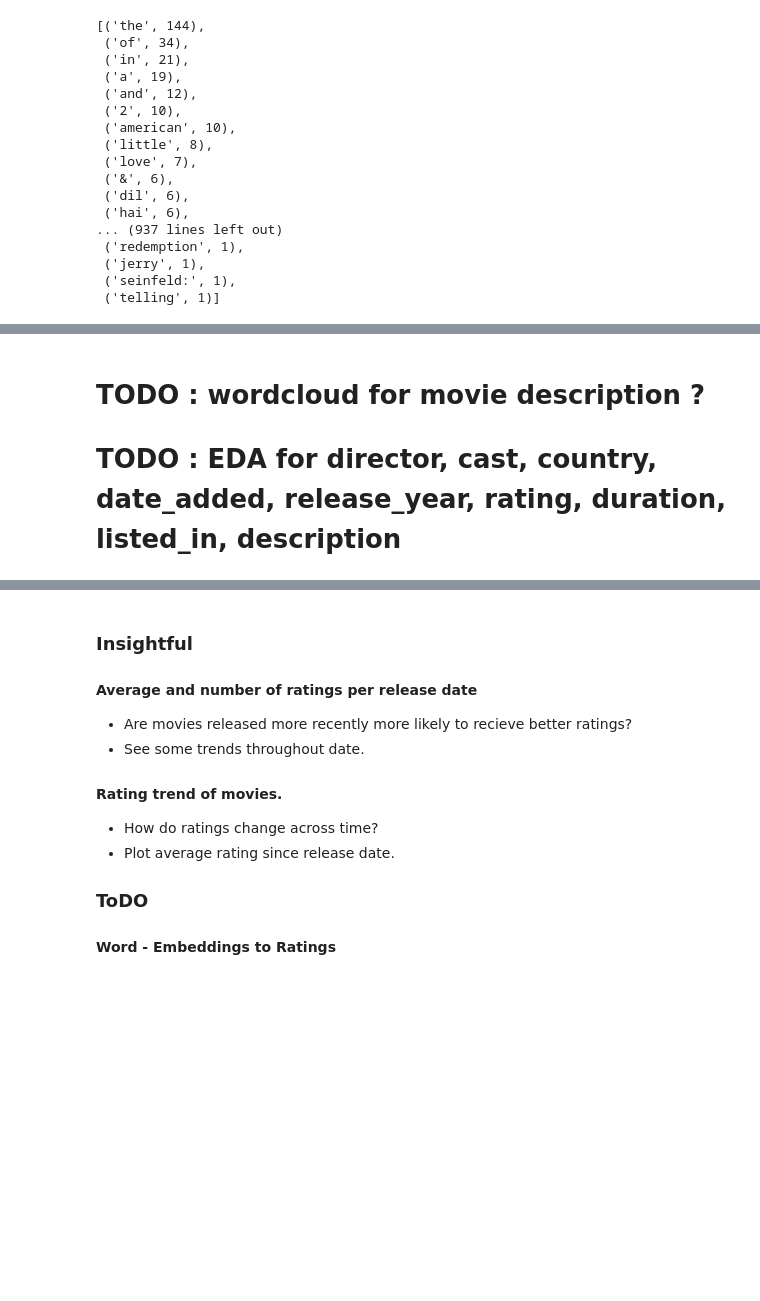
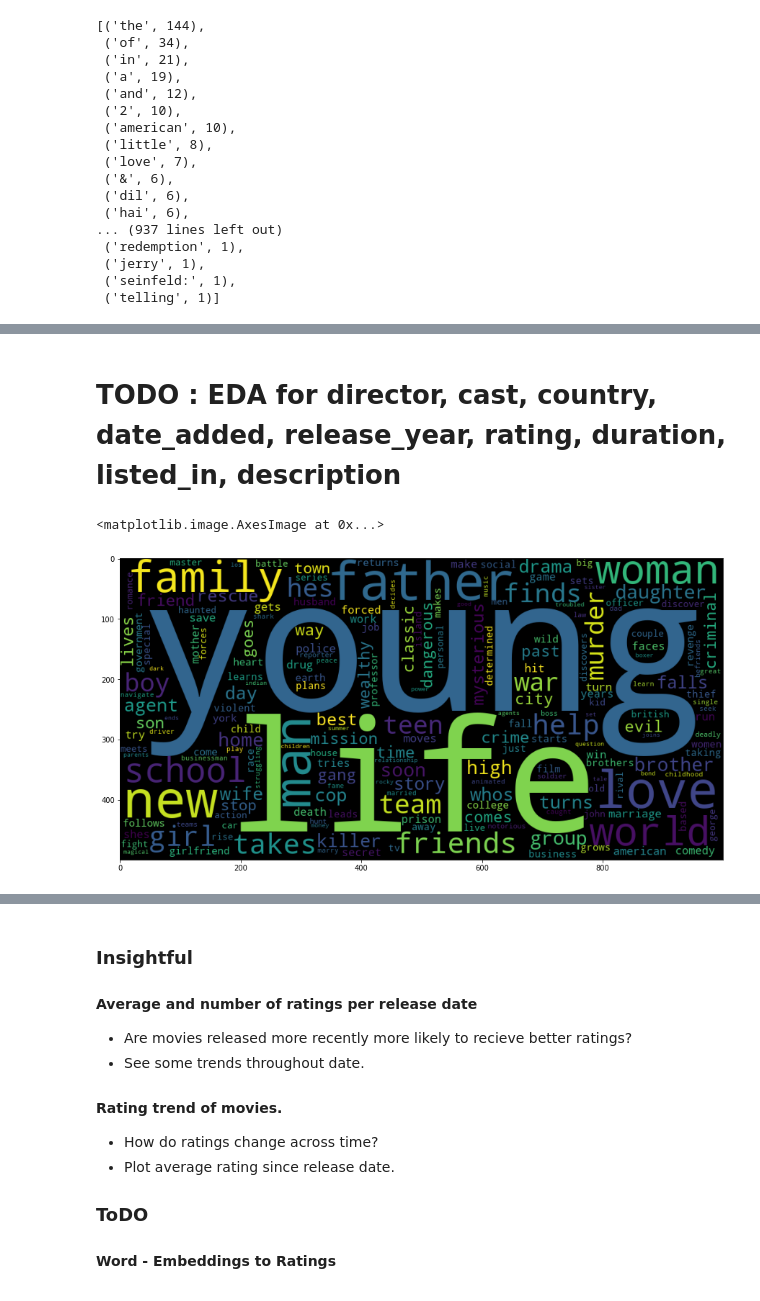
Before and after one commit to KaiMJ/netflix-recommendation, a Jupyter notebook: new_data_eda_and_baselines.ipynb, the cells around one changed output, grey strips where cells are left out. Drawn from its saved outputs; the diff is of its cells as text; code cells hidden in the pictures; blank space fills up the shorter version.

Commit message:
add wordcloud for descriptions

```diff
--- a/new_data_eda_and_baselines.ipynb
+++ b/new_data_eda_and_baselines.ipynb
@@ -190,6 +192,26 @@ plt.imshow(wordcloud)
 # %% [markdown]
-# TODO : wordcloud for movie description ?
 # TODO : EDA for director, cast, country, date_added, release_year, rating, duration, listed_in, description
+# %%
+import string
+from sklearn.feature_extraction.text import ENGLISH_STOP_WORDS
+punc = string.punctuation + '—' + '–'
+
+words = defaultdict(int)
+
+for d in details['description']:
+    d = ''.join([c for c in d if c not in punc]).lower()
+    for w in [w for w in d.split() if w not in ENGLISH_STOP_WORDS]:
+        words[w] += 1
+
+sorted_words = sorted(words.items(), key=lambda x: x[1], reverse=True)
+
+wordcloud = WordCloud(width = 1000, height = 500).generate_from_frequencies(words)
+
+plt.figure(figsize=(15,8))
+plt.imshow(wordcloud)
+# %% [output]
+<matplotlib.image.AxesImage at 0x...>
+[figure, added]
 # %%
 n = 4499
 
```
Also changed, not shown: parts of 15 cells of this notebook.
